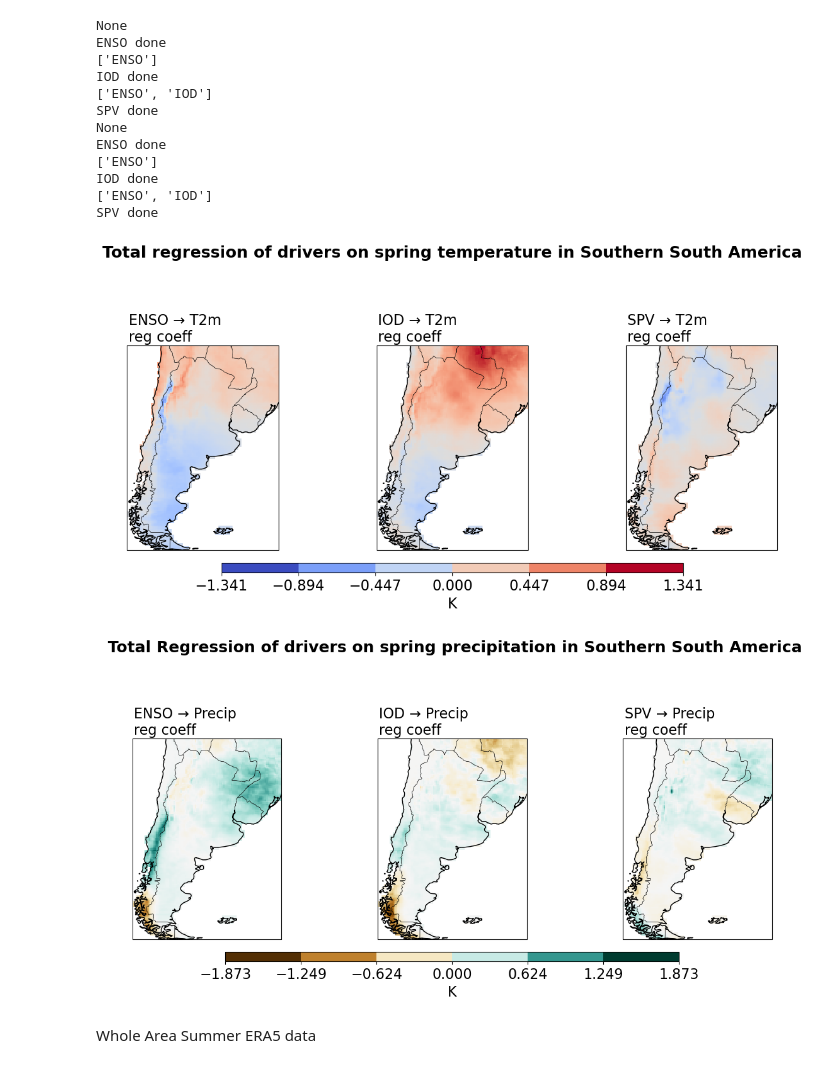
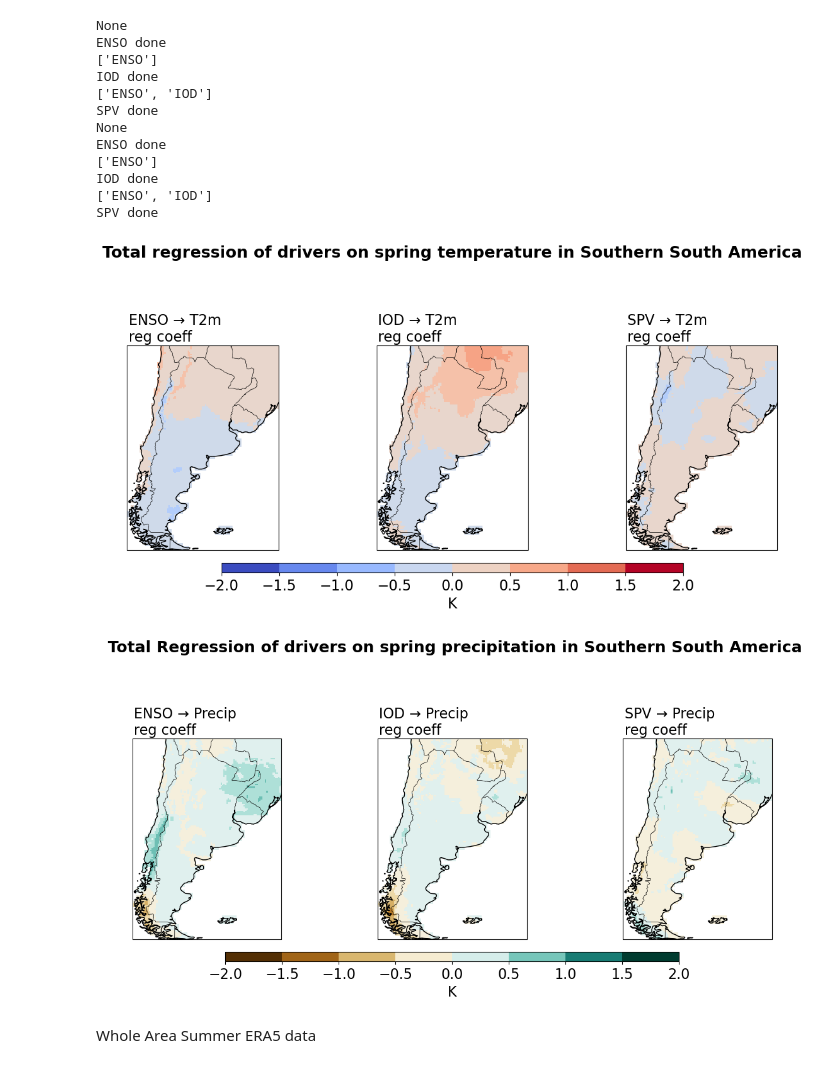
Before and after one commit to giulianolattus-crypto/work, a Jupyter notebook: reg_map_trial-bigger_snippet.ipynb, the cells around one changed output. Drawn from its saved outputs; the diff is of its cells as text; code cells hidden in the pictures.

```diff
--- a/reg_map_trial-bigger_snippet.ipynb
+++ b/reg_map_trial-bigger_snippet.ipynb
@@ -405,6 +401,18 @@ A_SAM done
 S_SAM done
 # %%
 import cartopy.feature as cfeature
+def modified_colorbar(cmap, levels, center_zero=True):
+    n = len(levels) - 1
+    colors = cmap(np.linspace(0, 1, n))
+
+    if center_zero:
+        mid = n // 2
+        if n % 2 == 0: ##for even number of levels, set the two middle colors to white
+            colors[mid-1:mid+1] = [1, 1, 1, 1]
+        else:
+            colors[mid] = np.array([1, 1, 1, 1])  # white
+
+    return mcolors.ListedColormap(colors)
 
 def plot_map(
     i,
@@ -447,14 +455,17 @@ def plot_map(
         vmax = np.nanmax(np.abs(arr))
     else:
         vmax=cbar_each
-    norm = TwoSlopeNorm(vmin=-vmax, vcenter=0.0, vmax=vmax)
+    levels = np.arange(-3, 3.01, 0.5)  # include +3
+    cmap_mod=modified_colorbar(cmap, levels, center_zero=True)
+    norm = BoundaryNorm(levels, ncolors=cmap_mod.N, clip=True)
+
 
     # Plot the field
     if smooth:
-        cs = ax.contourf(lon, lat, arr, norm=norm, transform=ccrs.PlateCarree(), cmap=cmap)
+        cs = ax.contourf(lon, lat, arr, norm=norm, transform=ccrs.PlateCarree(), cmap=cmap_mod)
     else:
         cs = ax.pcolormesh(lon, lat, arr, norm=norm, transform=ccrs.PlateCarree(),
-                           cmap=cmap, shading="auto")
+                           cmap=cmap_mod, shading="auto")
 
     ax.coastlines(resolution="50m")        # still keep coastlines
     ax.add_feature(cfeature.BORDERS, linewidth=0.5)  # add country borders
@@ -487,7 +498,7 @@ def plot_map(
     return cs
 
 
-def subplots_map(ds, title_list, cmap=plt.cm.coolwarm, unit='K', cbar_each=None, heading=None):
+def subplots_map(ds, title_list, cmap=plt.cm.RdBu, unit='K', levels=np.arange(-2, 2.01, 0.5), cbar_each=None, heading=None):
     cs_list=[]
     fontsize=16
     global_max=0
@@ -514,6 +525,7 @@ def subplots_map(ds, title_list, cmap=plt.cm.coolwarm, unit='K', cbar_each=None,
         fig=fig,
         subplts_num=len(ds),
         cmap=cmap,
+        levels=np.arange(-2, 2.01, 0.5),
         smooth=False,
         fontsize=fontsize)
 
@@ -521,14 +533,18 @@ def subplots_map(ds, title_list, cmap=plt.cm.coolwarm, unit='K', cbar_each=None,
 
     plt.tight_layout(rect=[0, 0.12, 1, 0.92])
 
-    levels = np.linspace(-global_max, global_max, 7)
-    # → 10 color bins (adjust as you like)
+    if global_max>levels[-1]: #if the global max exceeds the provided levels, we need to adjust them
+        levels = np.linspace(-global_max, global_max, 7)
+
 
     if not cbar_each:
+        #modify colorbar
+        cmap_mod = modified_colorbar(cmap, levels, center_zero=True)
+
         # create independent global norm
-        global_norm = BoundaryNorm(levels, ncolors=cmap.N, clip=True)
+        global_norm = BoundaryNorm(levels, ncolors=cmap_mod.N, clip=True)
 
-        sm = cm.ScalarMappable(norm=global_norm, cmap=cmap)
+        sm = cm.ScalarMappable(norm=global_norm, cmap=cmap_mod)
         sm.set_array([])
 
         cbar_ax = fig.add_axes([0.2, 0.08, 0.6, 0.03])
@@ -572,12 +587,12 @@ IOD done
 SPV done
 # %%
 subplots_map(t_reg_LP_SON_tot, [f"ENSO → T2m \nreg coeff", f"IOD → T2m \nreg coeff", f"SPV → T2m \nreg coeff", \
-                      ], heading='Total regression of drivers on spring temperature in Southern South America')
+                      ], levels=np.arange(-1.5, 1.51, 0.2), heading='Total regression of drivers on spring temperature in Southern South America')
 subplots_map(pr_reg_LP_SON_tot, [f"ENSO → Precip \nreg coeff", f"IOD → Precip \nreg coeff", f"SPV → Precip \nreg coeff"], \
              cmap=plt.cm.BrBG ,heading=' Total Regression of drivers on spring precipitation in Southern South America')
 # %% [output]
-[figure, old version]
+[figure, new version]
-[figure, old version]
+[figure, new version]
 # %% [markdown]
 Whole Area Summer ERA5 data
 # %%
```
Also changed, not shown: parts of 8 cells of this notebook, 37 other files.
